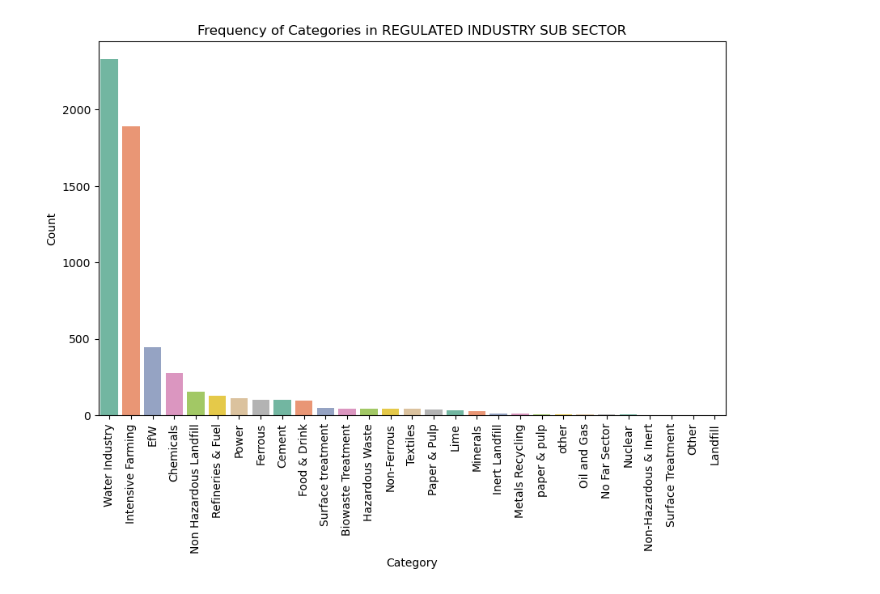
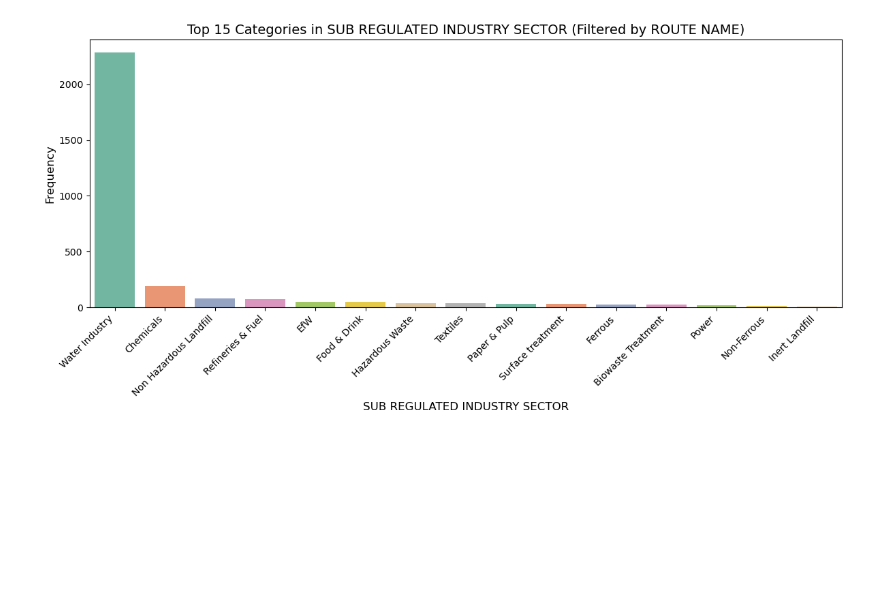
Before and after one commit to Kkkkyf7/DEFRA1, a Jupyter notebook: YifanKe/IndustrySectorPart_NoGasCleaned.ipynb, the cells around one changed output. Saved outputs shown, nothing was run; the diff lists cells and outputs as text; code cells hidden in the pictures; blank space fills up the shorter version.

```diff
--- a/YifanKe/IndustrySectorPart_NoGasCleaned.ipynb
+++ b/YifanKe/IndustrySectorPart_NoGasCleaned.ipynb
@@ -66,15 +67,15 @@ plt.show()
 # %%
-# Frequency of categories of SUB REGULATED INDUSTRY SECTOR
-sub_value_counts = df['REGULATED INDUSTRY SUB SECTOR'].value_counts()
+# Filter out the lines that contain "wastewater" or "controlled waters" in the ROUTE NAME
+filtered_df = df[df['ROUTE NAME'].str.lower().str.contains('wastewater|controlled waters', na=False)]
 
-# Print the amount of categories of SUB REGULATED INDUSTRY SECTOR
-sub_num_unique_values = df['REGULATED INDUSTRY SUB SECTOR'].nunique()
-print(f"Number of categories in REGULATED INDUSTRY SUB SECTOR: {sub_num_unique_values}")
+# Collect statistics on the frequency of REGULATED INDUSTRY SUB SECTOR and select the top 15
+top_sub_sectors = filtered_df['REGULATED INDUSTRY SUB SECTOR'].value_counts().head(15)
 
-# Print all categories
-sub_unique_values = df['REGULATED INDUSTRY SUB SECTOR'].unique()
-print(f"The categories include: {sub_unique_values}")
+# Print the first 15 categories and their frequency
+print("Top 15 REGULATED INDUSTRY SUB SECTOR (filtered by ROUTE NAME):")
+print(top_sub_sectors)
 
-# Print the frequency of each category
-print(sub_value_counts)
+# Extract the subsets corresponding to the first 15 sub sectors
+top_sub_sector_names = top_sub_sectors.index.tolist()
+top_sub_sector_df = filtered_df[filtered_df['REGULATED INDUSTRY SUB SECTOR'].isin(top_sub_sector_names)]
 # %% [output]
@@ -108,16 +109,22 @@ freq                2330
 Name: REGULATED INDUSTRY SUB SECTOR, dtype: object
 # %%
-# bar chart for SUB REGULATED INDUSTRY SECTOR
-plt.figure(figsize=(10, 6))
+# Obtain the top 15 SUB REGULATED INDUSTRY sectors with the highest frequency
+sub_value_counts = filtered_df['REGULATED INDUSTRY SUB SECTOR'].value_counts().head(15)
+
+# Draw bar charts
+plt.figure(figsize=(12, 6))
 sns.barplot(x=sub_value_counts.index, y=sub_value_counts.values, palette='Set2')
 
-# set the title and lable
-plt.title('Frequency of Categories in REGULATED INDUSTRY SUB SECTOR')
-plt.xlabel('Category')
-plt.ylabel('Count')
+# Set the title and label
+plt.title('Top 15 Categories in SUB REGULATED INDUSTRY SECTOR (Filtered by ROUTE NAME)', fontsize=14)
+plt.xlabel('SUB REGULATED INDUSTRY SECTOR', fontsize=12)
+plt.ylabel('Frequency', fontsize=12)
 
-plt.xticks(rotation=90)
+# Rotate the X-axis label to avoid overlapping
+plt.xticks(rotation=45, ha='right')
+
+plt.tight_layout()
 plt.show()
 # %% [output]
-[figure, old version]
+[figure, new version]
 # %%
```
Also changed, not shown: parts of 8 cells of this notebook.
